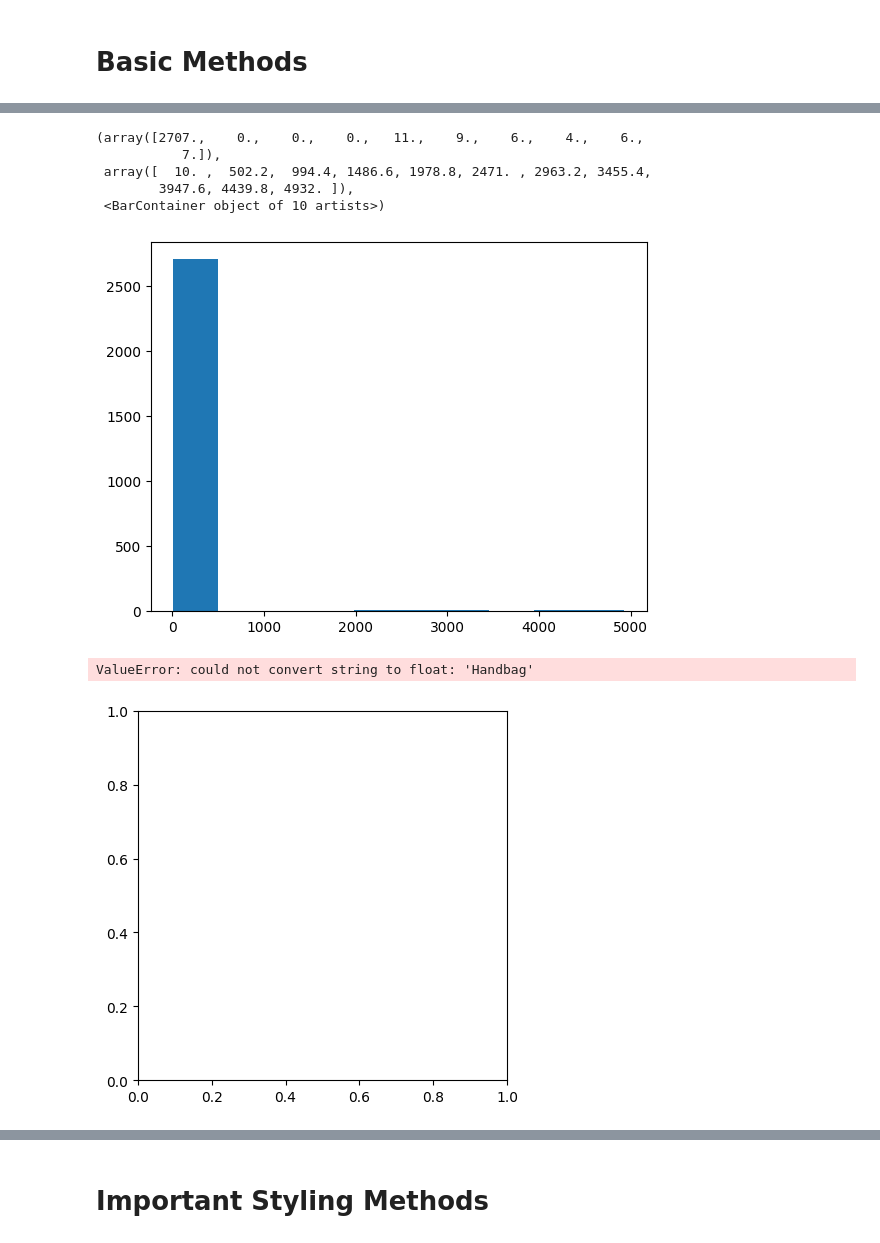
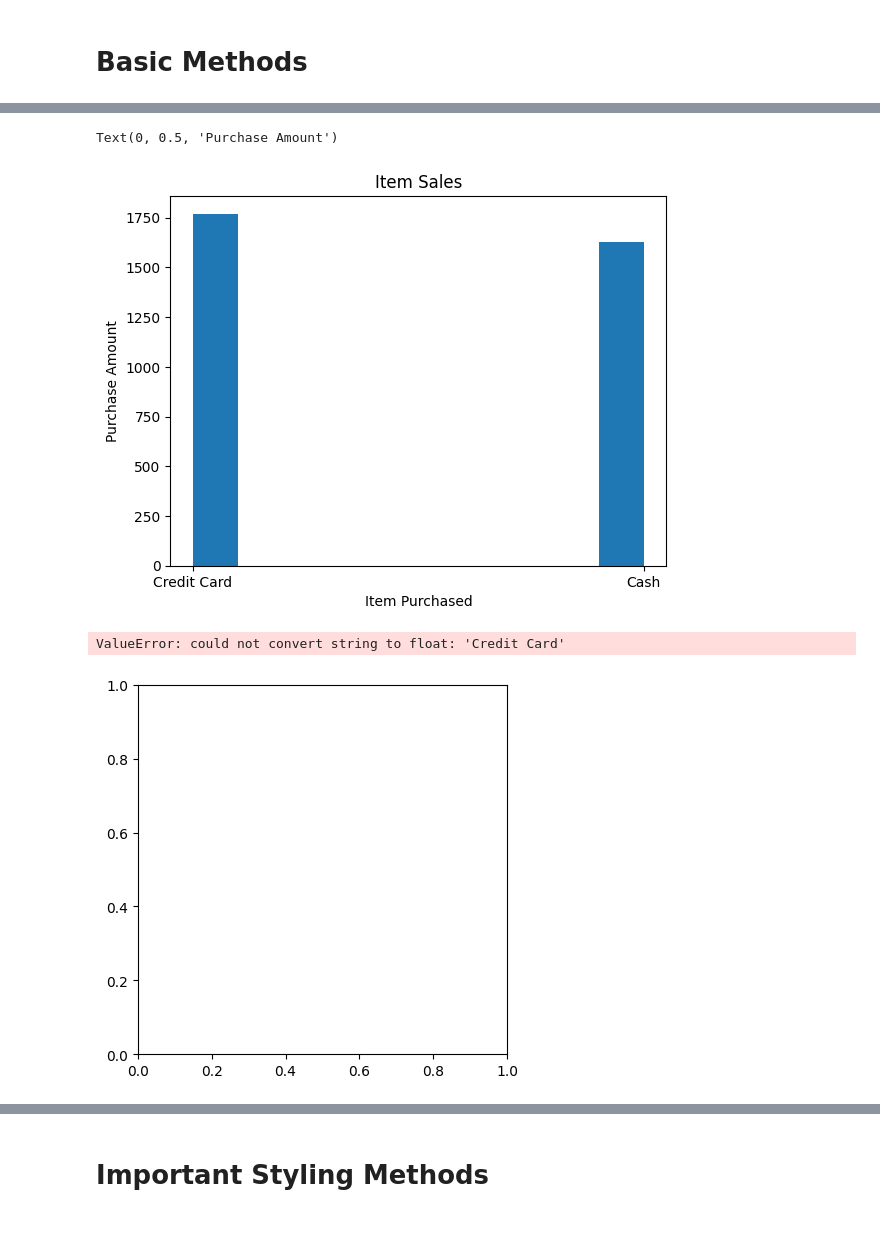
Before and after one commit to T-REX-C0DER/Data-Visualization-with-Python, a Jupyter notebook: Matplotlib.ipynb, the cells around one changed output, grey strips where cells are left out. Drawn from its saved outputs; the diff is of its cells as text; code cells hidden in the pictures.

Commit message:
insight of the data

```diff
--- a/Matplotlib.ipynb
+++ b/Matplotlib.ipynb
@@ -69,15 +92,17 @@ plt.bar(sales_data["Item Purchased"] , sales_data["Purchase Amount (USD)"])
 # %%
-plt.hist(sales_data["Purchase Amount (USD)"])
+plt.hist(sales_data["Payment Method"])
+plt.title("Item Sales")
+plt.xlabel("Item Purchased")
+plt.ylabel("Purchase Amount")
 # %% [output]
-(array([2707.,    0.,    0.,    0.,   11.,    9.,    6.,    4.,    6.,
-           7.]),
- array([  10. ,  502.2,  994.4, 1486.6, 1978.8, 2471. , 2963.2, 3455.4,
-        3947.6, 4439.8, 4932. ]),
- <BarContainer object of 10 artists>)
+Text(0, 0.5, 'Purchase Amount')
-[figure, old version]
+[figure, new version]
 # %%
-plt.pie(sales_data["Item Purchased"] , labels=[""])
+plt.pie(sales_data["Payment Method"] , labels=["Item Purchased"])
+plt.title("Item Sales")
+plt.xlabel("Item Purchased")
+plt.ylabel("Purchase Amount")
 # %% [output]
-ValueError: could not convert string to float: 'Handbag'
+ValueError: could not convert string to float: 'Credit Card'
 [figure]
 # %%
```
Also changed, not shown: parts of 10 cells of this notebook.
